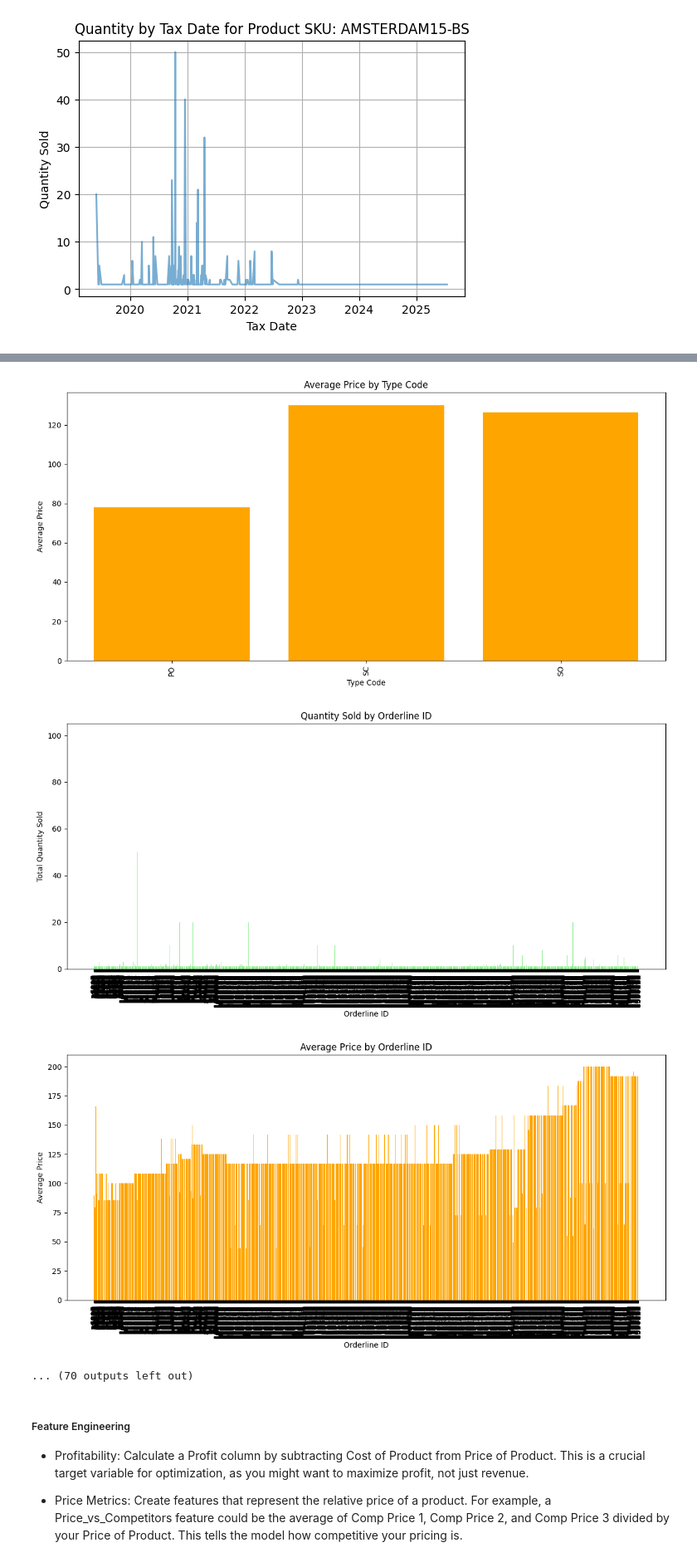
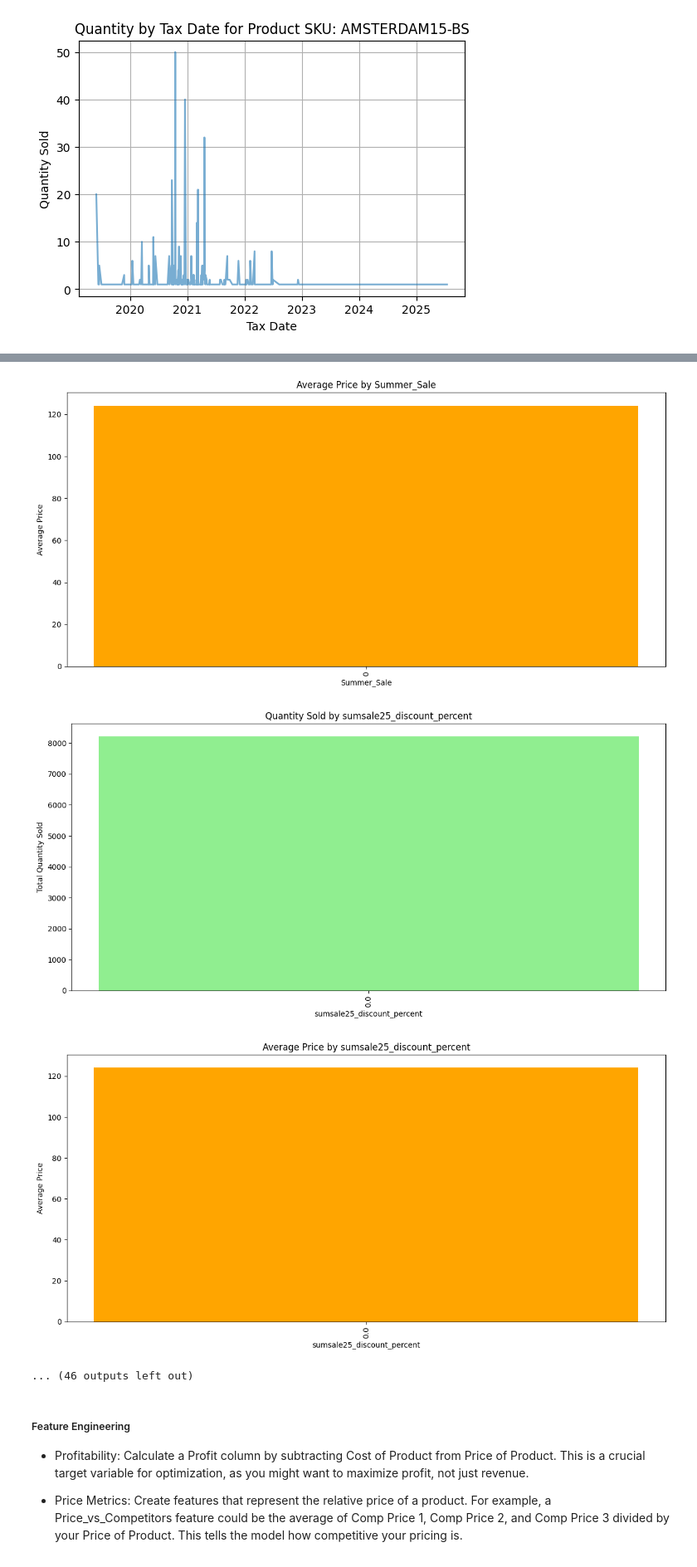
Before and after one commit to DevinFerko/PriceOptimization, a Jupyter notebook: Price_Optimization.ipynb, the cells around one changed output, grey strips where cells are left out. Shown at 83% size. Cells and saved outputs as stored; diff of their text form; code cells hidden in the pictures.

Commit message:
Finished exclud columns for plots

```diff
--- a/Price_Optimization.ipynb
+++ b/Price_Optimization.ipynb
@@ -548,7 +548,8 @@ quantity_cols = 'Quantity'
 sku_cols = 'SKU'
 
 # Columns to exclude from attributes
-exclude_cols = ['Tax Date', 'Order ID']
+exclude_cols = ['Tax Date', 'Order ID', 'Net', 'Total', 'Type Code', 'Orderline ID', 'Product ID', 'Product Name', 'Product Value', 'Product Tax Value',
+                'Nominal Code', 'uuid', 'Comp Price 1 - Victoria Plumbing', 'Comp Price 2', 'Comp Price 3']
 
 # Aggregate by SKU
 sku_sales = orders.groupby(sku_cols).agg(
@@ -617,7 +618,7 @@ for attr in attribute_columns:
-[figure, old version]
+[figure, new version]
-[figure, old version]
+[figure, new version]
-[figure, old version]
+[figure, new version]
-... (70 outputs left out)
+... (46 outputs left out)
 # %% [markdown]
 ##### Feature Engineering
 
```
Also changed, not shown: parts of 1 cell of this notebook.
